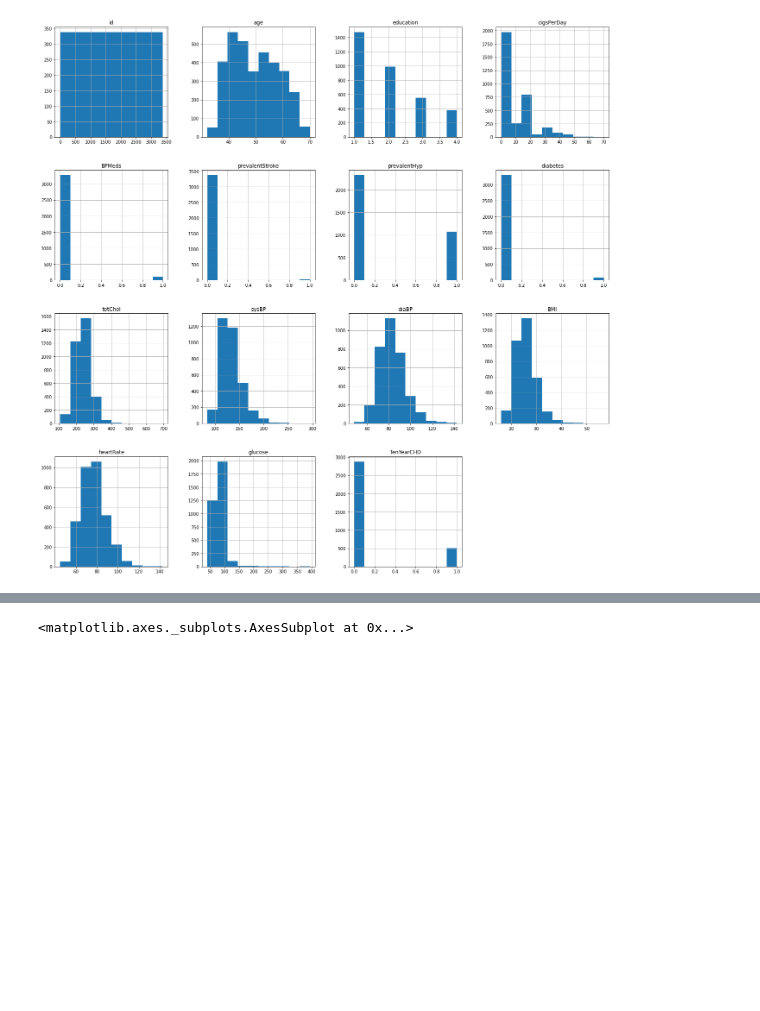
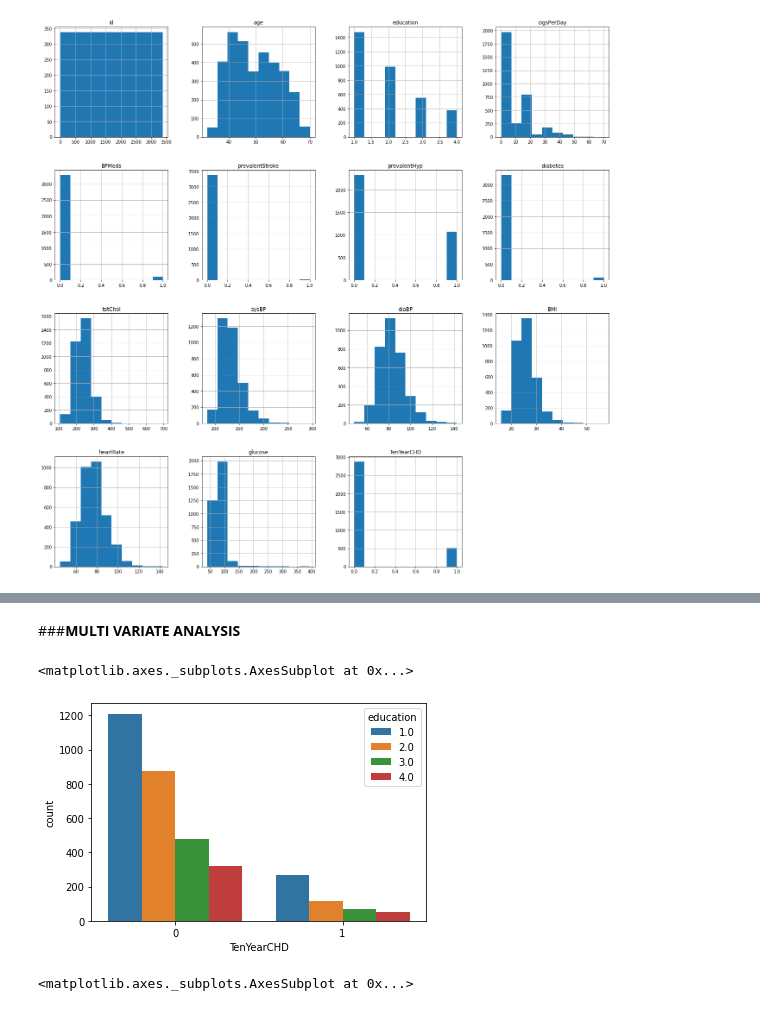
Before and after one commit to amalmon/cardio-vascular-risk-prediction, a Jupyter notebook: cardio_vascular_risk_prediction_individual_notebook_by_AMAL.ipynb, the cells around one changed output, grey strips where cells are left out. Saved outputs shown, nothing was run; the diff lists cells and outputs as text; code cells hidden in the pictures; blank space fills up the shorter version.

```diff
--- a/cardio_vascular_risk_prediction_individual_notebook_by_AMAL.ipynb
+++ b/cardio_vascular_risk_prediction_individual_notebook_by_AMAL.ipynb
@@ -306,3 +336,10 @@ plt.show()
+# %% [markdown]
+###**MULTI VARIATE ANALYSIS**
+# %%
+sns.countplot(df.TenYearCHD,hue=df.education)
+# %% [output]
+<matplotlib.axes._subplots.AxesSubplot at 0x...>
+[figure, added]
 # %%
 # box plot for the number of cigarettes per day for smokers (excluding non-smokers)
 plt.figure(figsize=(10,5))
```
Also changed, not shown: parts of 58 cells of this notebook.
